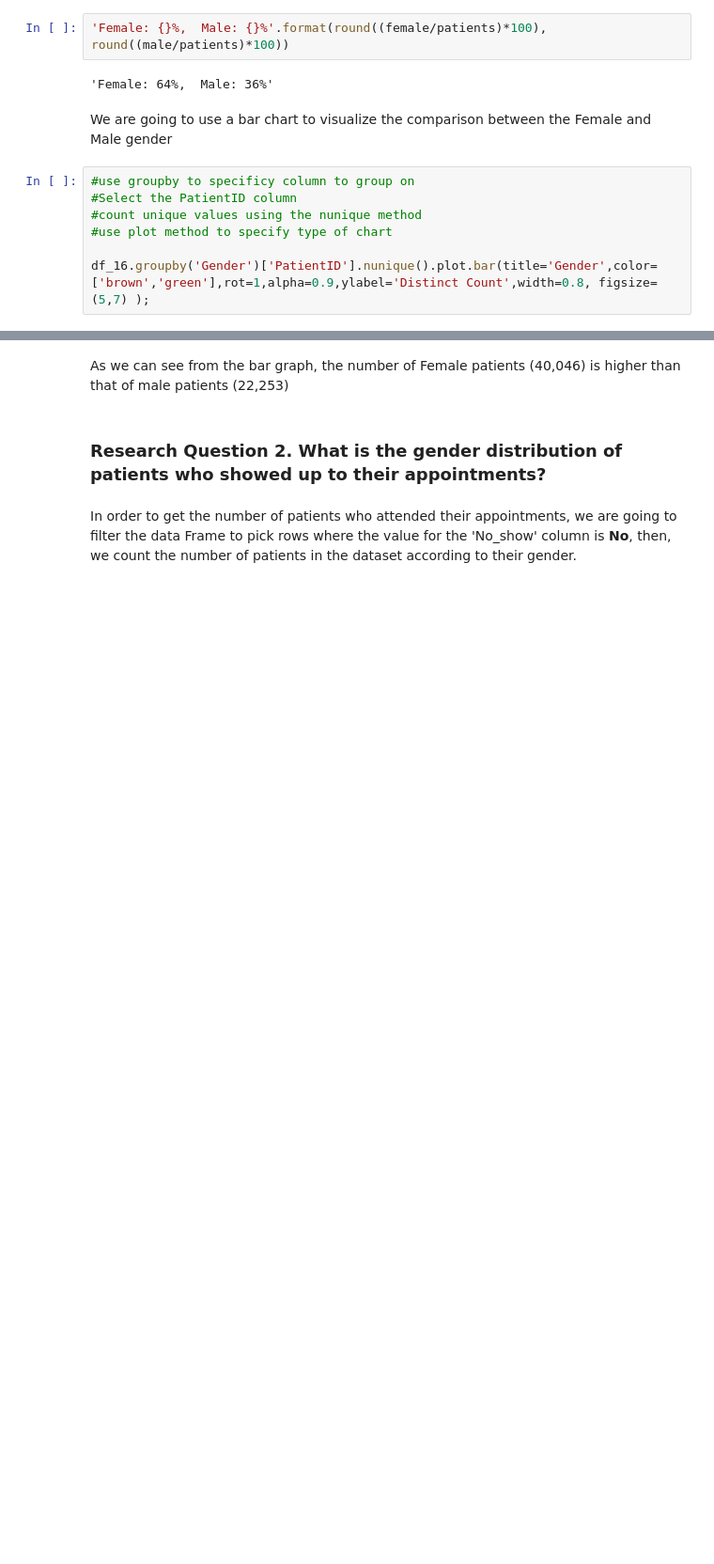
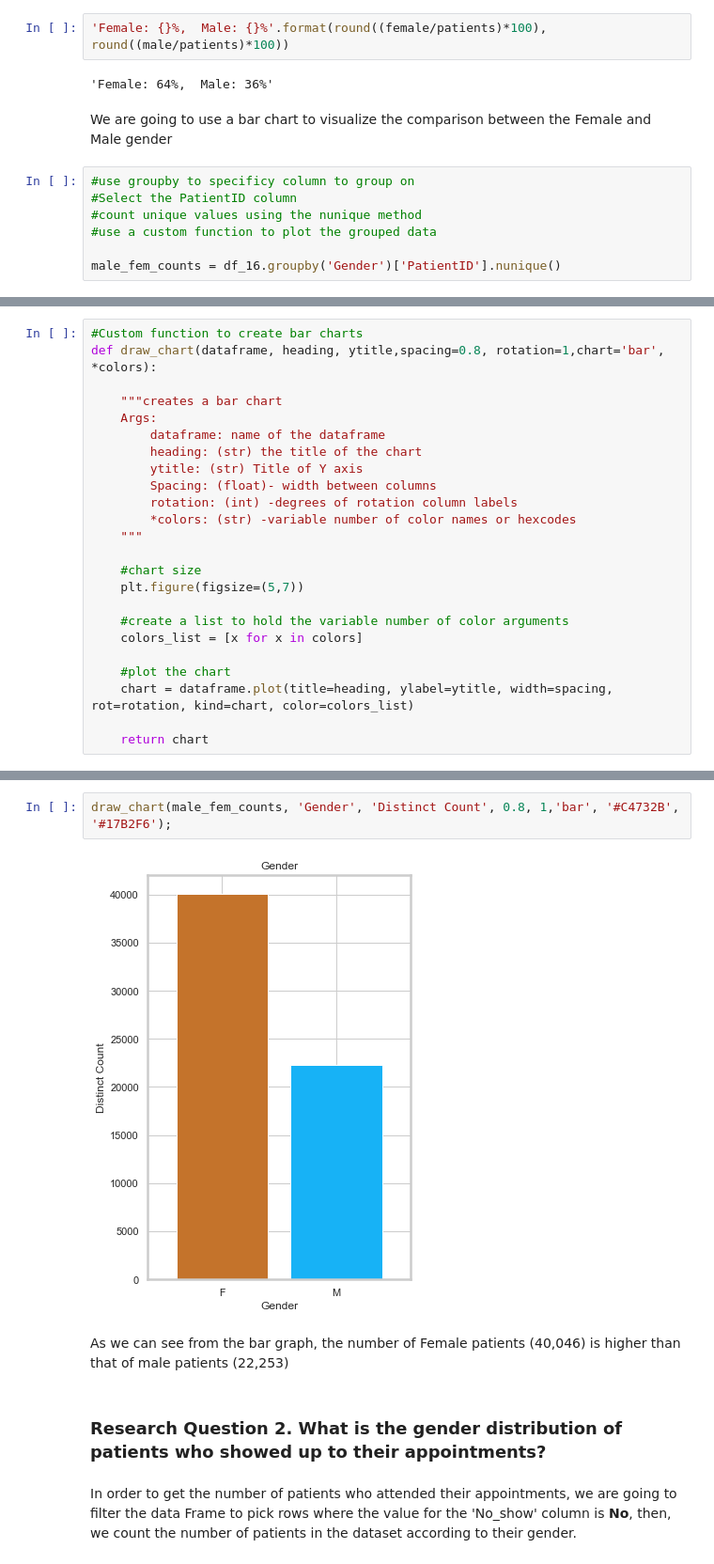
Before and after one commit to zadmainda/-No-Show-DataAnalysis, a Jupyter notebook: appointment No Shows Data Analysis.ipynb, the cells around one changed output, grey strips where cells are left out. Shown at 94% size. Saved outputs shown, nothing was run; the diff lists cells and outputs as text; blank space fills up the shorter version.

```diff
--- a/appointment No Shows Data Analysis.ipynb
+++ b/appointment No Shows Data Analysis.ipynb
@@ -402,6 +402,6 @@ We are going to use a bar chart to visualize the comparison between the Female a
 #use groupby to specificy column to group on
 #Select the PatientID column
 #count unique values using the nunique method
-#use plot method to specify type of chart
+#use a custom function to plot the grouped data
 
-df_16.groupby('Gender')['PatientID'].nunique().plot.bar(title='Gender',color=['brown','green'],rot=1,alpha=0.9,ylabel='Distinct Count',width=0.8, figsize=(5,7) );
+male_fem_counts = df_16.groupby('Gender')['PatientID'].nunique()
@@ -409,0 +410,24 @@ df_16.groupby('Gender')['PatientID'].nunique().plot.bar(title='Gender',color=['b
+# %%
+#Custom function to create bar charts
+def draw_chart(dataframe, heading, ytitle,spacing=0.8, rotation=1,chart='bar', *colors):
+
+    """creates a bar chart
+    Args:
+        dataframe: name of the dataframe
+        heading: (str) the title of the chart
+        ytitle: (str) Title of Y axis
+        Spacing: (float)- width between columns
+        rotation: (int) -degrees of rotation column labels
+        *colors: (str) -variable number of color names or hexcodes
+    """
+
+    #chart size
+    plt.figure(figsize=(5,7))
+
+    #create a list to hold the variable number of color arguments
+    colors_list = [x for x in colors]
+
+    #plot the chart
+    chart = dataframe.plot(title=heading, ylabel=ytitle, width=spacing, rot=rotation, kind=chart, color=colors_list)
+
+    return chart
@@ -410,3 +436,7 @@ df_16.groupby('Gender')['PatientID'].nunique().plot.bar(title='Gender',color=['b
+# %%
+draw_chart(male_fem_counts, 'Gender', 'Distinct Count', 0.8, 1,'bar', '#C4732B', '#17B2F6');
+# %% [output]
+[figure, added]
 # %% [markdown]
 As we can see from the bar graph, the number of Female patients (40,046) is higher than that of male patients (22,253)
 # %% [markdown]
```
Also changed, not shown: parts of 9 cells of this notebook.
